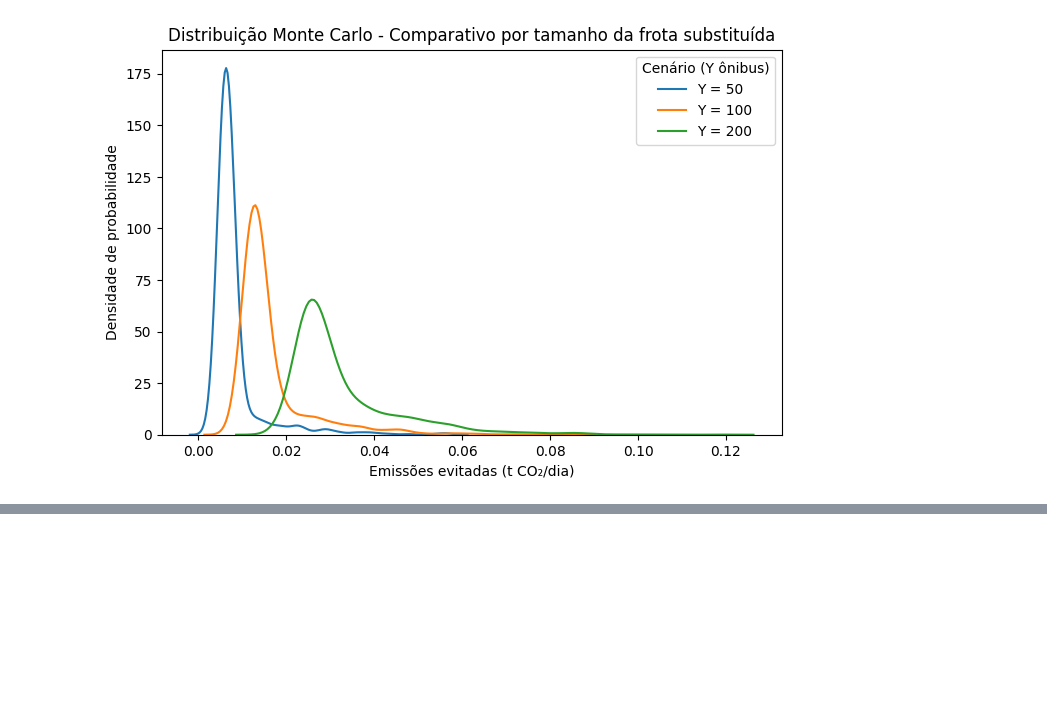
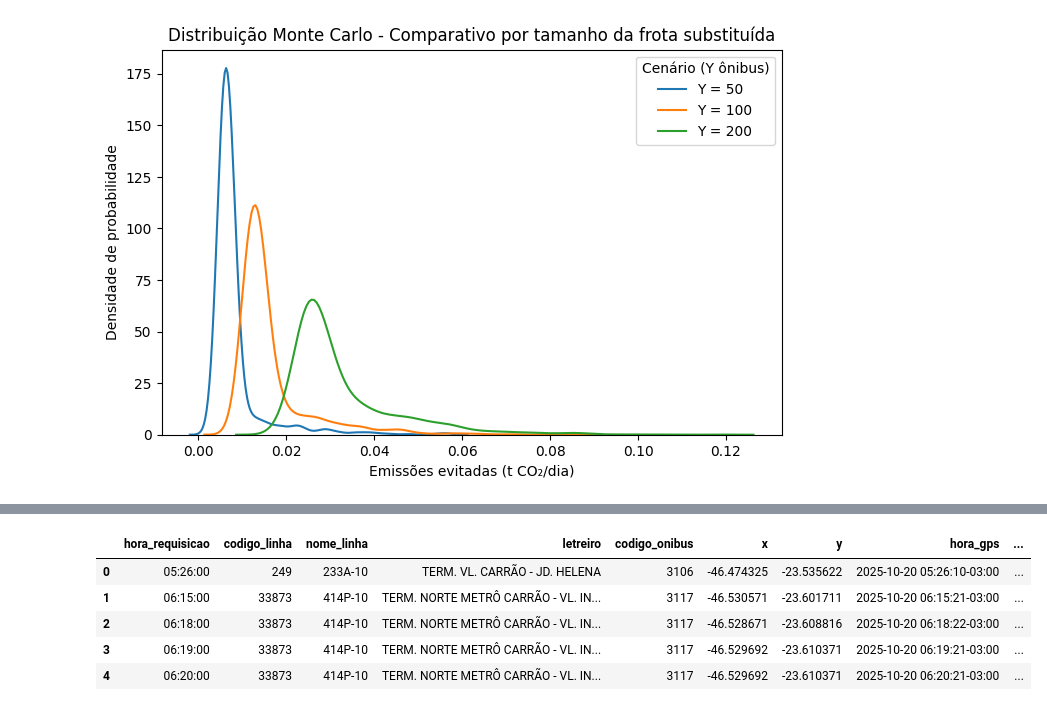
Before and after one commit to sepep-pmsp/fict-dataset-onibus_eletricos, a Jupyter notebook: 08_sim_monte_carlo.ipynb, the cells around one changed output, grey strips where cells are left out. Drawn from its saved outputs; the diff is of its cells as text; code cells hidden in the pictures; blank space fills up the shorter version.

```diff
--- a/08_sim_monte_carlo.ipynb
+++ b/08_sim_monte_carlo.ipynb
@@ -89,0 +91,24 @@ df_posicoes.head()
+# %%
+# aleatorização de modelos + ar condicionado
+consumo_diesel = load_csv('consumo_diesel.csv')
+
+tipos = consumo_diesel["tecnologia"].tolist()
+
+mapa_modelo = {id_onibus: random.choice(tipos) for id_onibus in df_posicoes['codigo_onibus'].unique()}
+
+df_posicoes['modelo'] = df_posicoes['codigo_onibus'].map(mapa_modelo)
+
+df_posicoes = df_posicoes.merge(consumo_diesel, left_on="modelo", right_on="tecnologia", how="left")
+
+np.random.seed(42)
+
+df_posicoes["tem_ar"] = np.random.choice([True, False], size=len(df_posicoes))
+# %%
+df_posicoes.head()
+# %% [output]
+|  | hora_requisicao | codigo_linha | nome_linha | letreiro | codigo_onibus | x | y | hora_gps | ... |
+| 0 | 05:26:00 | 249 | 233A-10 | TERM. VL. CARRÃO - JD. HELENA | 3106 | -46.474325 | -23.535622 | 2025-10-20 05:26:10-03:00 | ... |
+| 1 | 06:15:00 | 33873 | 414P-10 | TERM. NORTE METRÔ CARRÃO - VL. IN... | 3117 | -46.530571 | -23.601711 | 2025-10-20 06:15:21-03:00 | ... |
+| 2 | 06:18:00 | 33873 | 414P-10 | TERM. NORTE METRÔ CARRÃO - VL. IN... | 3117 | -46.528671 | -23.608816 | 2025-10-20 06:18:22-03:00 | ... |
+| 3 | 06:19:00 | 33873 | 414P-10 | TERM. NORTE METRÔ CARRÃO - VL. IN... | 3117 | -46.529692 | -23.610371 | 2025-10-20 06:19:21-03:00 | ... |
+| 4 | 06:20:00 | 33873 | 414P-10 | TERM. NORTE METRÔ CARRÃO - VL. IN... | 3117 | -46.529692 | -23.610371 | 2025-10-20 06:20:21-03:00 | ... |
```
Also changed, not shown: parts of 6 cells of this notebook.
